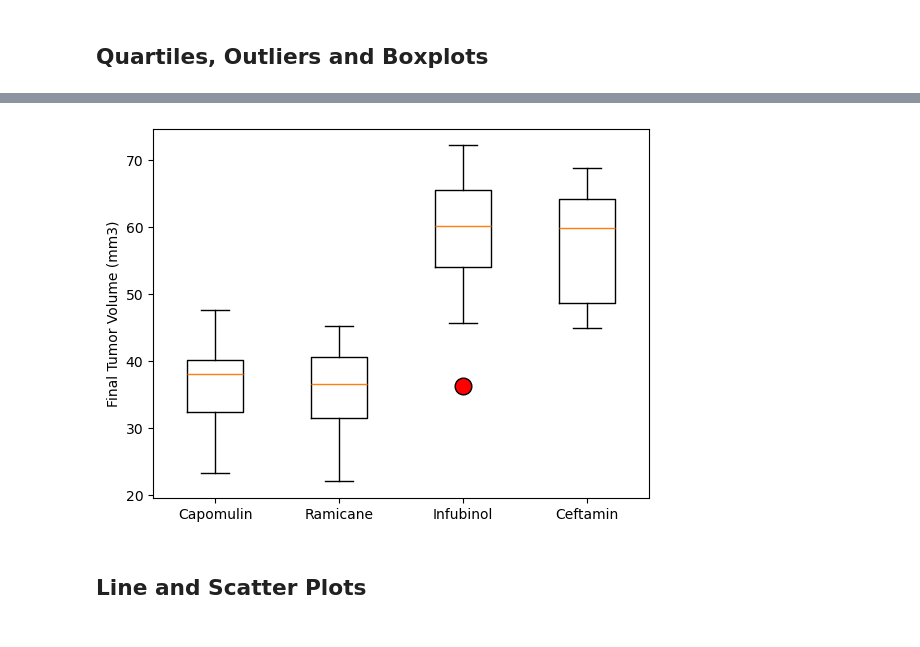
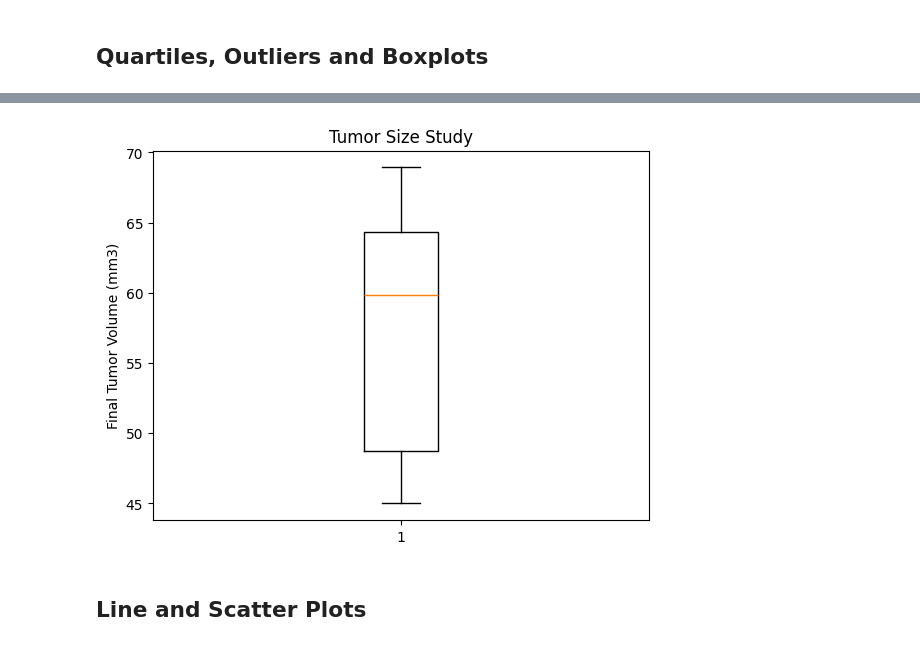
Before and after one commit to dbkisch/Data-Visualization, a Jupyter notebook: Pymaceuticals/pymaceuticals.ipynb, the cells around one changed output, grey strips where cells are left out. Cells and saved outputs as stored; diff of their text form; code cells hidden in the pictures.

Commit message:
working on box plots

```diff
--- a/Pymaceuticals/pymaceuticals.ipynb
+++ b/Pymaceuticals/pymaceuticals.ipynb
@@ -178,7 +236,12 @@ plt.show()
 # Calculate the final tumor volume of each mouse across four of the treatment regimens:
 # Capomulin, Ramicane, Infubinol, and Ceftamin
 
+
 # Start by getting the last (greatest) timepoint for each mouse
-
-
+#last_timepts_df = drug_study_df.sort_values(["Mouse ID","Timepoint"],ascending=False)
+last_timepts = drug_study_df.groupby("Mouse ID")["Timepoint"].max()
+last_timepts_df = last_timepts.to_frame()
+#last_timepts_df
 # Merge this group df with the original DataFrame to get the tumor volume at the last timepoint
+greatest_tumor_vol_by_mouse = pd.merge(last_timepts_df,clean_mouse_study_results,how="left",on=["Mouse ID","Timepoint"])
+greatest_tumor_vol_by_mouse
@@ -185,18 +262,36 @@ plt.show()
 # %%
 # Put treatments into a list for for loop (and later for plot labels)
-
+treatments = ["Capomulin", "Ramicane", "Infubinol", "Ceftamin"]
 
 # Create empty list to fill with tumor vol data (for plotting)
-
+tumor_vol_data = []
 
 # Calculate the IQR and quantitatively determine if there are any potential outliers.
+for drug in treatments:
+    # Locate the rows which contain mice on each drug and get the tumor volumes
+    tumor_vol_data = greatest_tumor_vol_by_mouse.loc[(greatest_tumor_vol_by_mouse["Drug Regimen"] == drug),
+                       "Tumor Volume (mm3)"]
+    print(tumor_vol_data)
+    quartiles = tumor_vol_data.quantile([.25,.5,.75])
+    lowerq = quartiles[0.25]
+    upperq = quartiles[0.75]
+    iqr = upperq-lowerq
 
-
-    # Locate the rows which contain mice on each drug and get the tumor volumes
+    print(f"The lower quartile of tumor size is: {lowerq}")
+    print(f"The upper quartile of tumor size is: {upperq}")
+    print(f"The interquartile range of tumor size is: {iqr}")
+    print(f"The the median tumor size is: {quartiles[0.5]} ")
 
 
     # add subset
+    DF=({drug, "Tumor Size": tumor_vol_data})
 
 
     # Determine outliers using upper and lower bounds
+    lower_bound = lowerq - (1.5*iqr)
+    upper_bound = upperq + (1.5*iqr)
+    print(f"Values below {lower_bound} could be outliers.")
+    print(f"Values above {upper_bound} could be outliers.")
+
+print(DF)
 # %% [output]
@@ -208,7 +342,14 @@ Ceftamin's potential outliers: Series([], Name: Tumor Volume (mm3), dtype: float
 # %%
 # Generate a box plot that shows the distribution of the tumor volume for each treatment group.
+tumor_sizes = tumor_vol_data["Tumor Volume (mm3)"]
+
+fig1, ax1 = plt.subplots()
+ax1.set_title('Tumor Size Study')
+ax1.set_ylabel('Final Tumor Volume (mm3)')
+ax1.boxplot(tumor_sizes)
+plt.show()
 # %% [output]
-[figure, old version]
+[figure, new version]
 # %% [markdown]
 ## Line and Scatter Plots
 # %%
```
Also changed, not shown: parts of 10 cells of this notebook.
